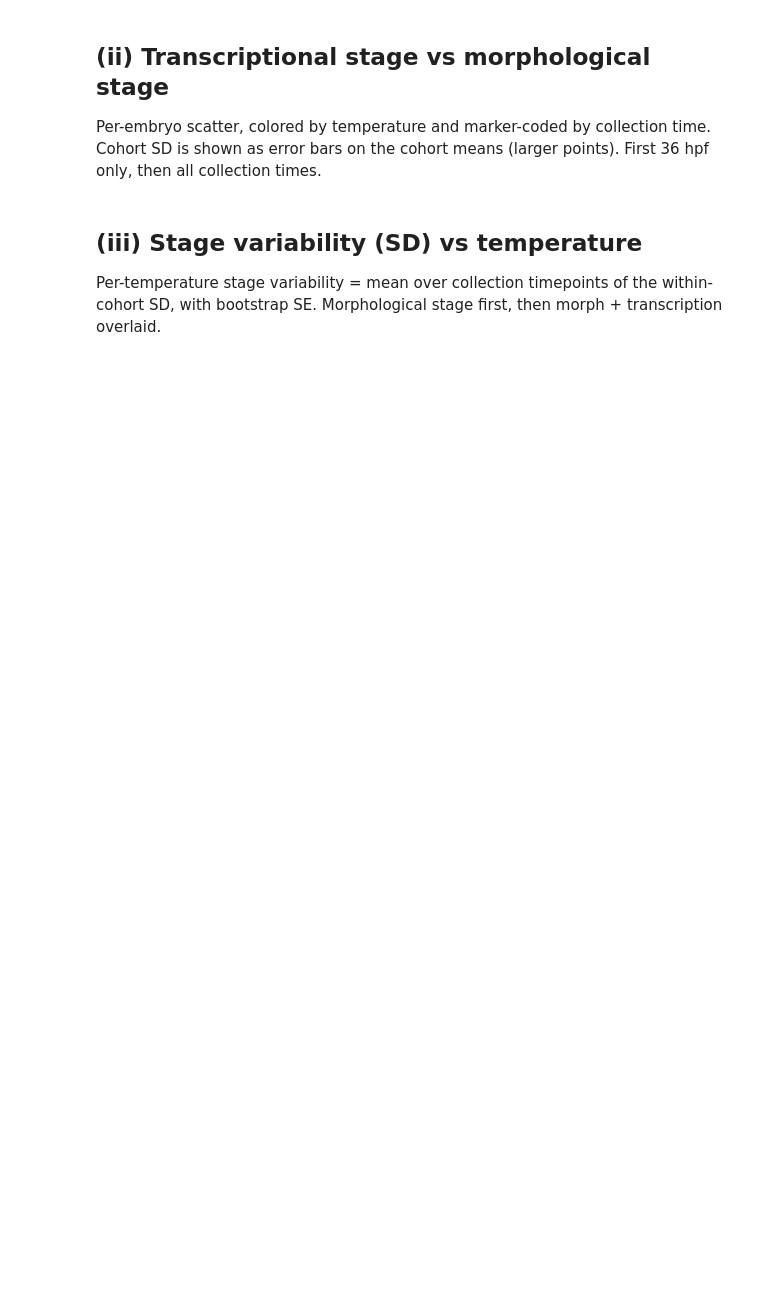
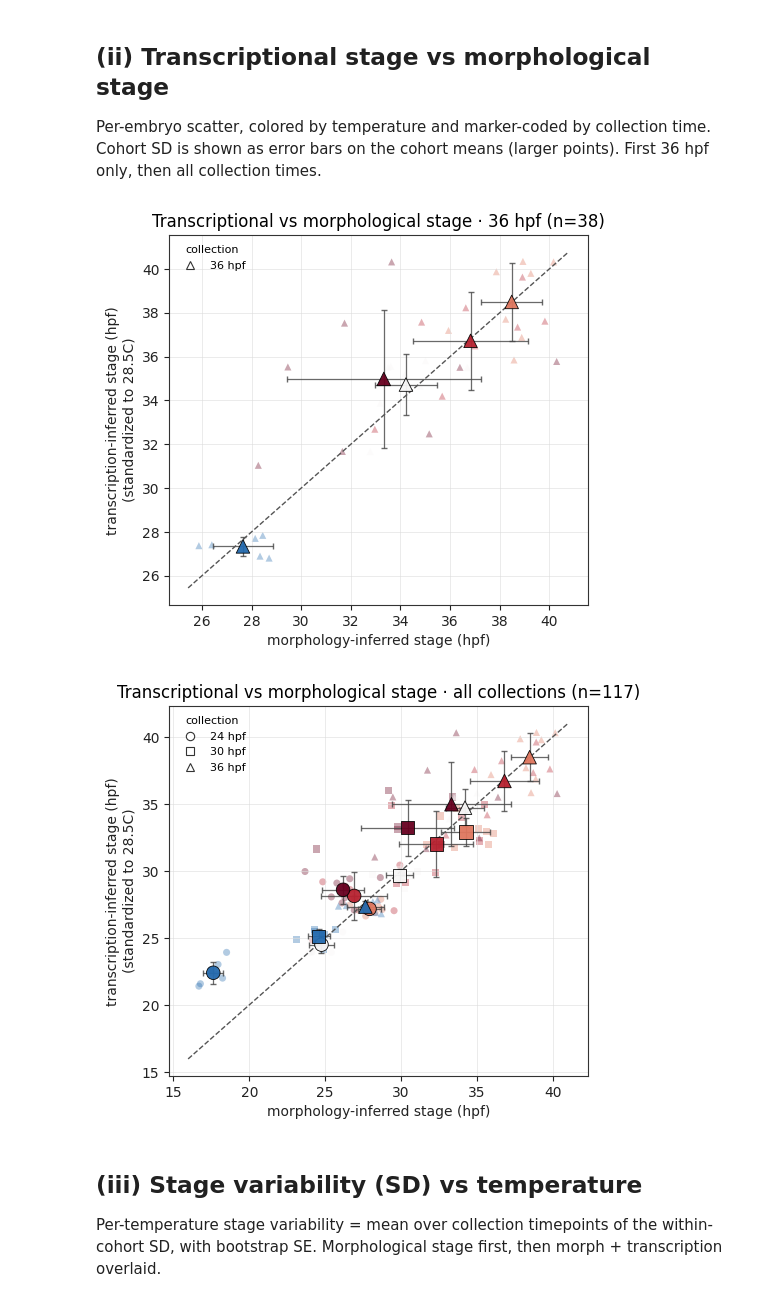
Before and after one commit to Marazzano/morphseq, a Jupyter notebook: results/nlammers/20260805/hotfish_stage_figures.ipynb, the cells around one changed output. Cells and saved outputs as stored; diff of their text form; code cells hidden in the pictures; blank space fills up the shorter version.

```diff
--- a/results/nlammers/20260805/hotfish_stage_figures.ipynb
+++ b/results/nlammers/20260805/hotfish_stage_figures.ipynb
@@ -154,35 +218,45 @@ else:
 Per-embryo scatter, colored by temperature and marker-coded by collection time. Cohort SD is shown as error bars on the cohort means (larger points). First 36 hpf only, then all collection times.
 # %%
 def seq_vs_morph_scatter(df, title, name):
-    summ = hs.cohort_stage_summary(df)
+    """Transcriptional vs morphological stage, both temperature-colored and
+    marker-coded by collection time. The transcriptional axis is standardized
+    by the 28.5C offset so the control cohort sits on y=x."""
+    df = df.copy()
+    df['_seq_std'] = df[hs.SEQ_STAGE_COL] - SEQ_OFFSET   # 28.5C standardization
+    summ = hs.cohort_stage_summary(df, stage_cols=(hs.MORPH_STAGE_COL, '_seq_std'))
+
     fig, ax = plt.subplots(figsize=(5.4, 4.8))
-    # per-embryo points (faint)
-    hs.temperature_timepoint_scatter(ax, df[hs.MORPH_STAGE_COL], df[hs.SEQ_STAGE_COL],
-                                     df['temperature'], df['timepoint'], s=28, alpha=0.55)
+    # per-embryo points (faint background layer, same color/marker convention)
+    hs.temperature_timepoint_scatter(ax, df[hs.MORPH_STAGE_COL], df['_seq_std'],
+                                     df['temperature'], df['timepoint'],
+                                     s=26, alpha=0.35, linewidth=0.0, zorder=1)
     # cohort means with SD error bars in BOTH axes
     mx, sx = f'{hs.MORPH_STAGE_COL}_mean', f'{hs.MORPH_STAGE_COL}_std'
-    my, sy = f'{hs.SEQ_STAGE_COL}_mean', f'{hs.SEQ_STAGE_COL}_std'
+    my, sy = '_seq_std_mean', '_seq_std_std'
     ax.errorbar(summ[mx], summ[my], xerr=summ[sx], yerr=summ[sy], fmt='none',
                 ecolor='#444444', elinewidth=0.9, capsize=2.5, alpha=0.8, zorder=2)
     hs.temperature_timepoint_scatter(ax, summ[mx], summ[my], summ['temperature'],
-                                     summ['timepoint'], s=95, linewidth=0.75,
-                                     add_legend=False, zorder=3)
-    hs.add_identity(ax, df[hs.MORPH_STAGE_COL], df[hs.SEQ_STAGE_COL])
+                                     summ['timepoint'], s=95, alpha=0.95,
+                                     linewidth=0.6, add_legend=True, zorder=3)
+    hs.add_identity(ax, df[hs.MORPH_STAGE_COL], df['_seq_std'])
     ax.set_xlabel(hs.MORPH_STAGE_LABEL)
-    ax.set_ylabel(hs.SEQ_STAGE_LABEL)
+    ax.set_ylabel(f'{hs.SEQ_STAGE_LABEL}\n(standardized to 28.5C)')
     ax.set_title(title)
     hs.savefig(fig, name)
     plt.show()
     return summ
 
 
 if HAS_SEQ:
     _ = seq_vs_morph_scatter(tp36, f'Transcriptional vs morphological stage · 36 hpf (n={len(tp36)})',
                              '02ii_a_seq_vs_morph_36hpf')
     _ = seq_vs_morph_scatter(joint, f'Transcriptional vs morphological stage · all collections (n={len(joint)})',
                              '02ii_b_seq_vs_morph_all')
 else:
     print('transcriptional stage unavailable — skipping analysis (ii).')
+# %% [output]
+[figure, added]
+[figure, added]
 # %% [markdown]
 ## (iii) Stage variability (SD) vs temperature
 
```
Also changed, not shown: parts of 9 cells of this notebook, 26 other files.
